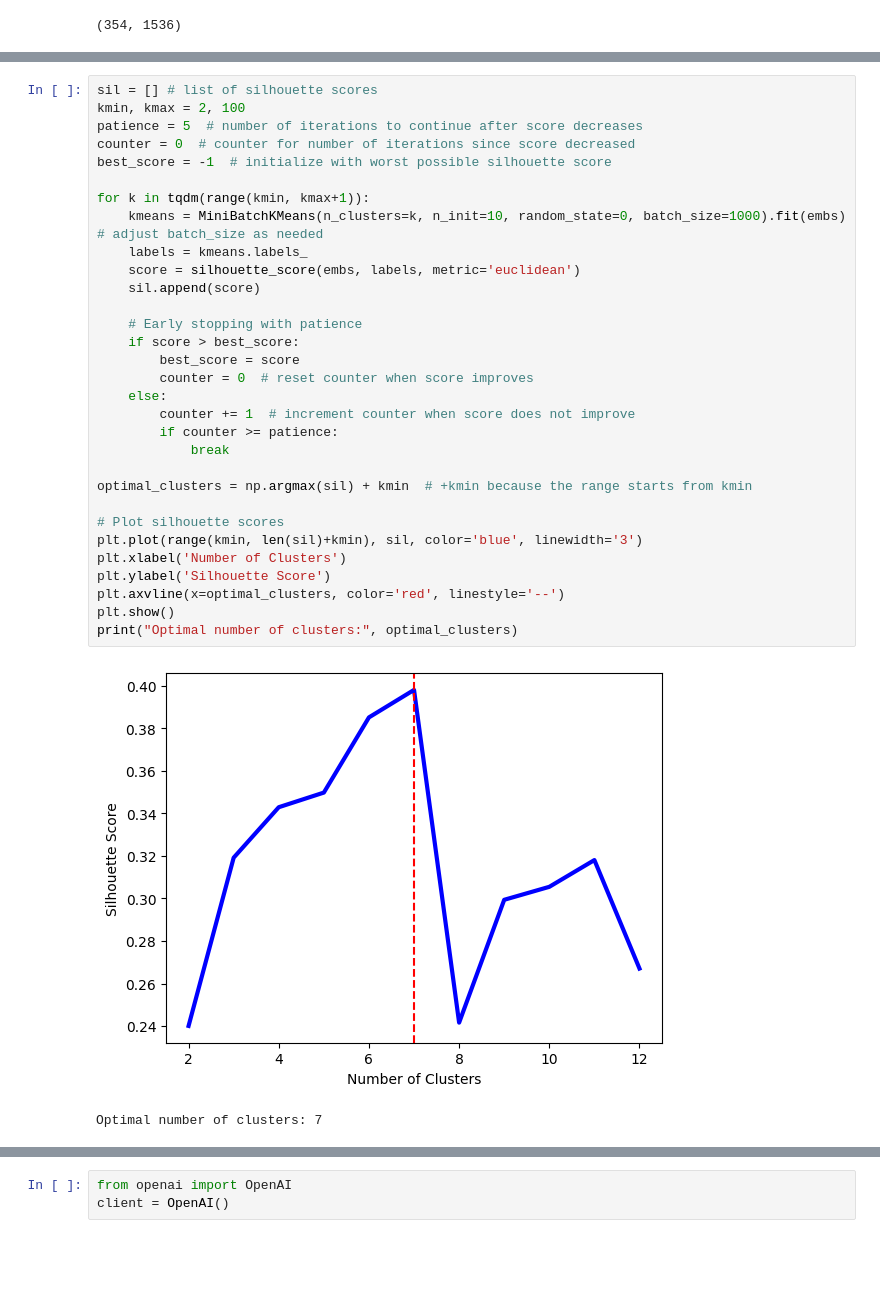
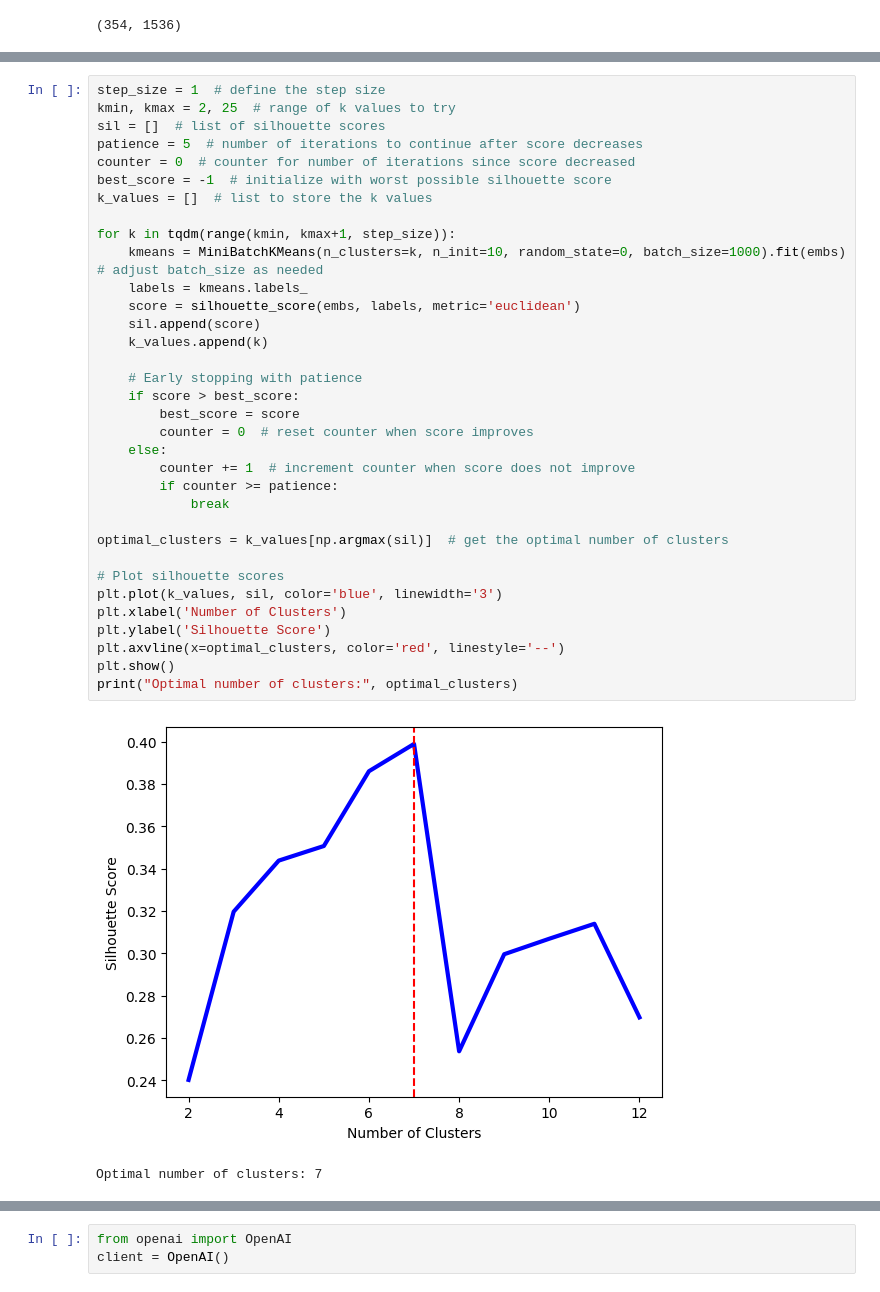
Before and after one commit to syyclops/open-operator, a Jupyter notebook: k_means_cluster.ipynb, the cells around one changed output, grey strips where cells are left out. Saved outputs shown, nothing was run; the diff lists cells and outputs as text; blank space fills up the shorter version.

Commit message:
better finding optimal k, and fixed bugs in classification. Think im getting rate limited though

```diff
--- a/k_means_cluster.ipynb
+++ b/k_means_cluster.ipynb
@@ -83,36 +89,39 @@ embs.shape
 # %%
-sil = [] # list of silhouette scores
-kmin, kmax = 2, 100
+step_size = 1  # define the step size
+kmin, kmax = 2, 25  # range of k values to try
+sil = []  # list of silhouette scores
 patience = 5  # number of iterations to continue after score decreases
 counter = 0  # counter for number of iterations since score decreased
 best_score = -1  # initialize with worst possible silhouette score
+k_values = []  # list to store the k values
 
-for k in tqdm(range(kmin, kmax+1)):
+for k in tqdm(range(kmin, kmax+1, step_size)):
     kmeans = MiniBatchKMeans(n_clusters=k, n_init=10, random_state=0, batch_size=1000).fit(embs) # adjust batch_size as needed
     labels = kmeans.labels_
     score = silhouette_score(embs, labels, metric='euclidean')
     sil.append(score)
+    k_values.append(k)
 
     # Early stopping with patience
     if score > best_score:
         best_score = score
         counter = 0  # reset counter when score improves
     else:
         counter += 1  # increment counter when score does not improve
         if counter >= patience:
             break
 
-optimal_clusters = np.argmax(sil) + kmin  # +kmin because the range starts from kmin
+optimal_clusters = k_values[np.argmax(sil)]  # get the optimal number of clusters
 
 # Plot silhouette scores
-plt.plot(range(kmin, len(sil)+kmin), sil, color='blue', linewidth='3')
+plt.plot(k_values, sil, color='blue', linewidth='3')
 plt.xlabel('Number of Clusters')
 plt.ylabel('Silhouette Score')
 plt.axvline(x=optimal_clusters, color='red', linestyle='--')
 plt.show()
 print("Optimal number of clusters:", optimal_clusters)
 # %% [output]
-[figure, old version]
+[figure, new version]
 Optimal number of clusters: 7
 # %%
 # Perform k-means clustering
```
Also changed, not shown: parts of 6 cells of this notebook, 1 other file.
